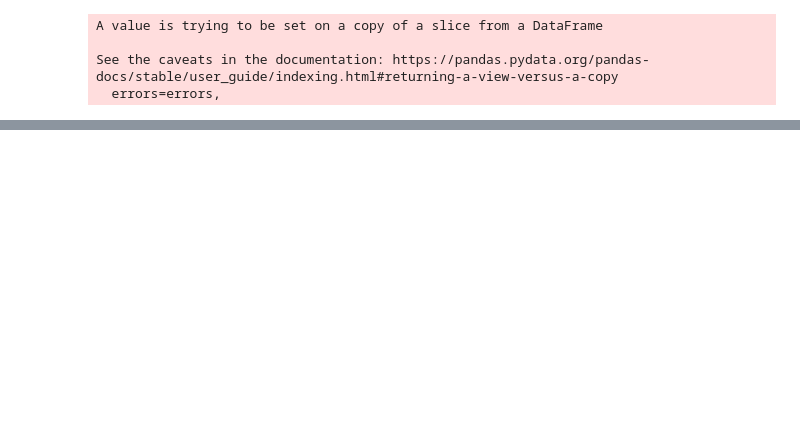
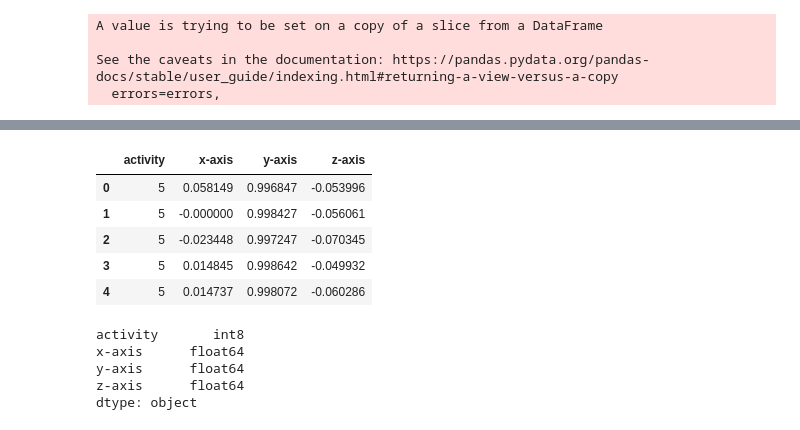
Before and after one commit to AkhilVinayakp/HAR_LSTM_CNN, a Jupyter notebook: lstm_cnn_mj_al.ipynb, the cells around one changed output, grey strips where cells are left out. Cells and saved outputs as stored; diff of their text form; code cells hidden in the pictures; blank space fills up the shorter version.

```diff
--- a/lstm_cnn_mj_al.ipynb
+++ b/lstm_cnn_mj_al.ipynb
@@ -93,0 +160,4 @@ train.head()
+# %%
+# converting to codes
+train['activity'] = train['activity'].astype("category")
+train.activity = train.activity.cat.codes
@@ -93,0 +175,17 @@ train.head()
+# %%
+train.head()
+# %% [output]
+|  | activity | x-axis | y-axis | z-axis |
+| 0 | 5 | 0.058149 | 0.996847 | -0.053996 |
+| 1 | 5 | -0.000000 | 0.998427 | -0.056061 |
+| 2 | 5 | -0.023448 | 0.997247 | -0.070345 |
+| 3 | 5 | 0.014845 | 0.998642 | -0.049932 |
+| 4 | 5 | 0.014737 | 0.998072 | -0.060286 |
+# %%
+train.dtypes
+# %% [output]
+activity       int8
+x-axis      float64
+y-axis      float64
+z-axis      float64
+dtype: object
```
Also changed, not shown: parts of 36 cells of this notebook.
